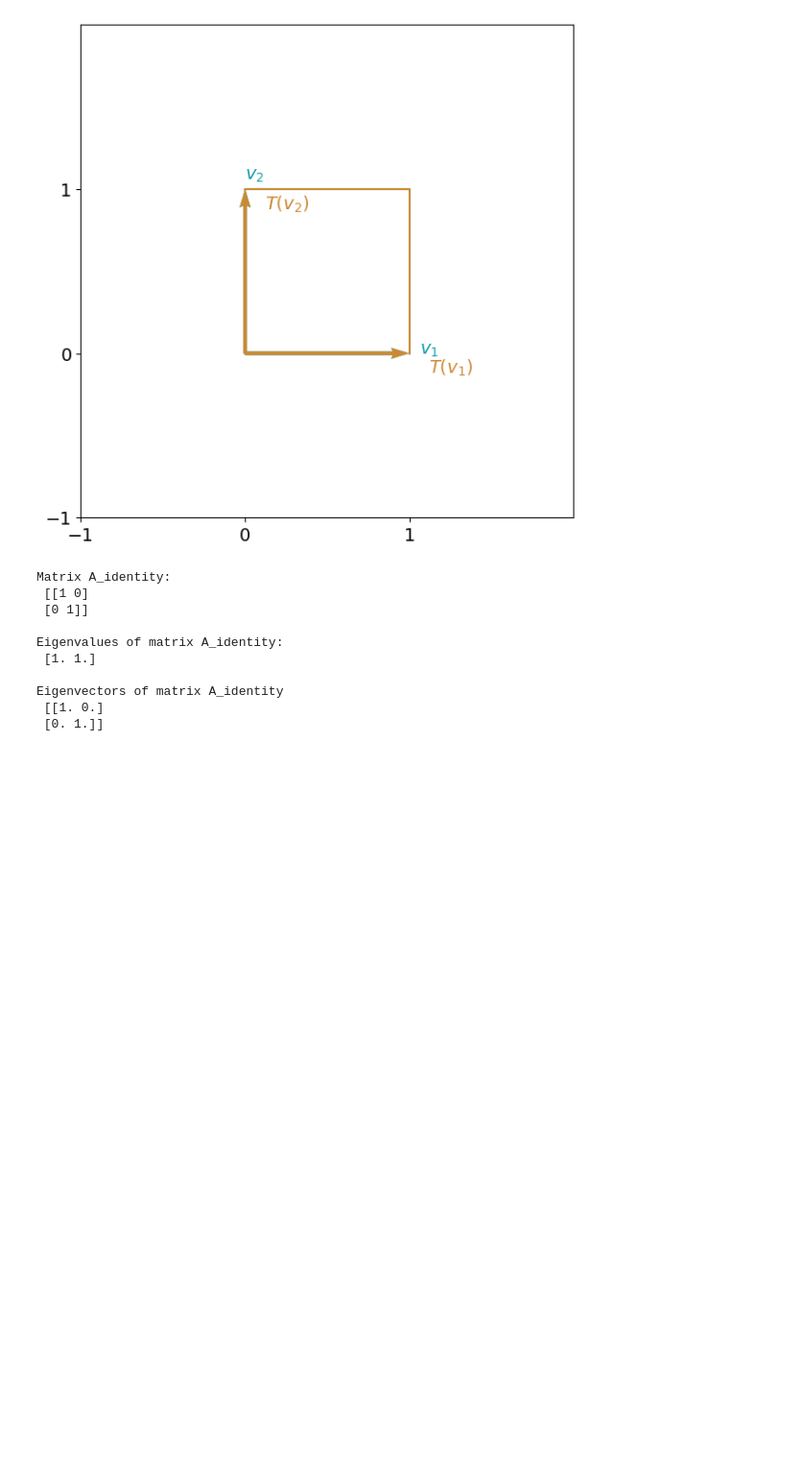
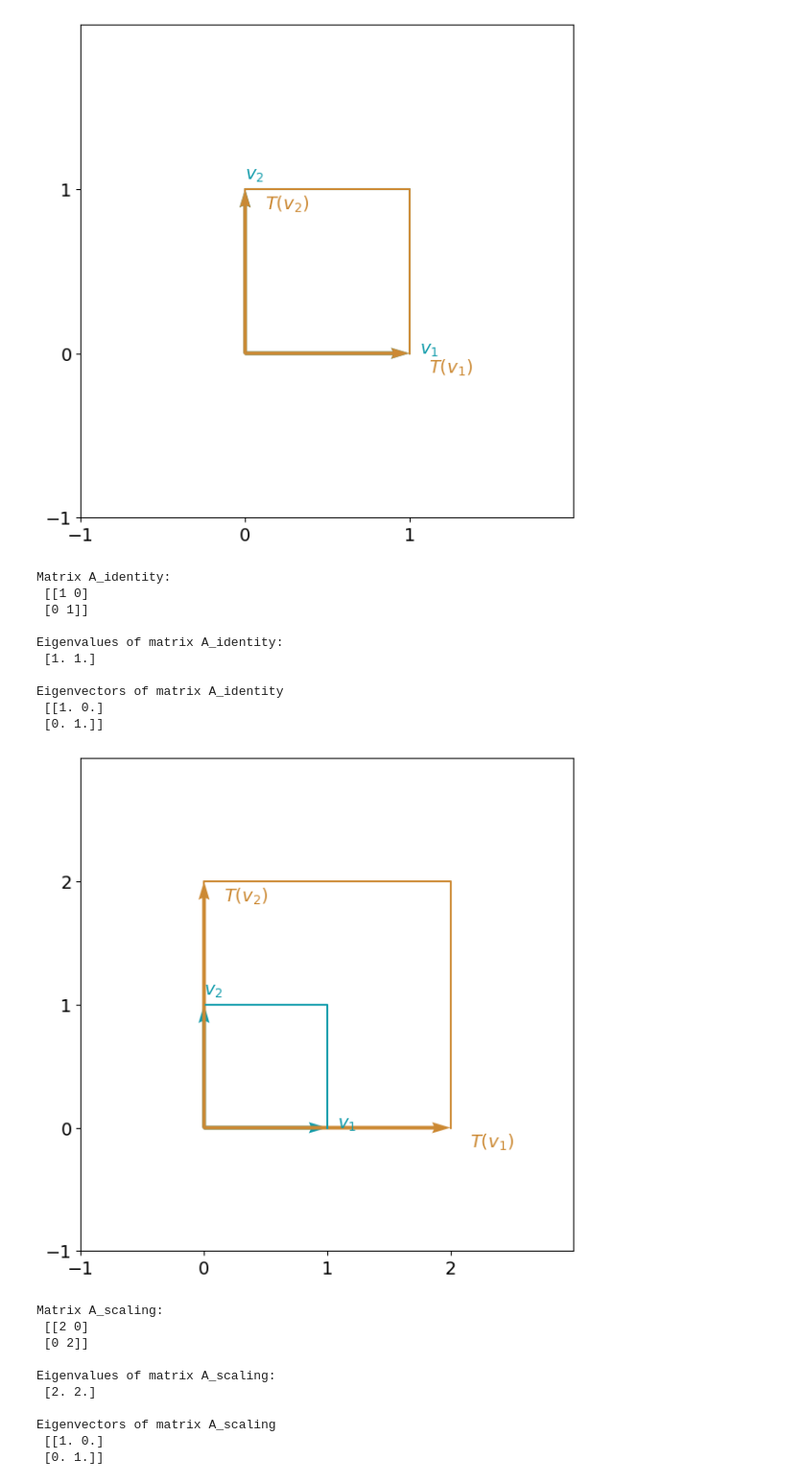
Before and after one commit to Zeeshier/Linear-Algebra, a Jupyter notebook: 06. Eigenvalues and Eigenvectors/1. Eigenvalues and Eigenvectors.ipynb, the cells around one changed output. Shown: that part at 96% size. Saved outputs shown, nothing was run; the diff lists cells and outputs as text; code cells hidden in the pictures; blank space fills up the shorter version.

Commit message:
eigenvalues and eigenvectors

```diff
--- a/06. Eigenvalues and Eigenvectors/1. Eigenvalues and Eigenvectors.ipynb
+++ b/06. Eigenvalues and Eigenvectors/1. Eigenvalues and Eigenvectors.ipynb
@@ -130,3 +130,23 @@ Eigenvalues of matrix A_identity:
 Eigenvectors of matrix A_identity
  [[1. 0.]
  [0. 1.]]
+# %%
+A_scaling = np.array([[2, 0],[0, 2]])
+A_scaling_eig = np.linalg.eig(A_scaling)
+
+utils.plot_transformation(A_scaling, A_scaling_eig[1][:,0], A_scaling_eig[1][:,1]);
+
+print(f"Matrix A_scaling:\n {A_scaling}\n\nEigenvalues of matrix A_scaling:\n {A_scaling_eig[0]}",
+      f"\n\nEigenvectors of matrix A_scaling\n {A_scaling_eig[1]}")
+# %% [output]
+[figure, added]
+Matrix A_scaling:
+ [[2 0]
+ [0 2]]
+
+Eigenvalues of matrix A_scaling:
+ [2. 2.]
+
+Eigenvectors of matrix A_scaling
+ [[1. 0.]
+ [0. 1.]]
```
Also changed, not shown: parts of 2 cells of this notebook.
